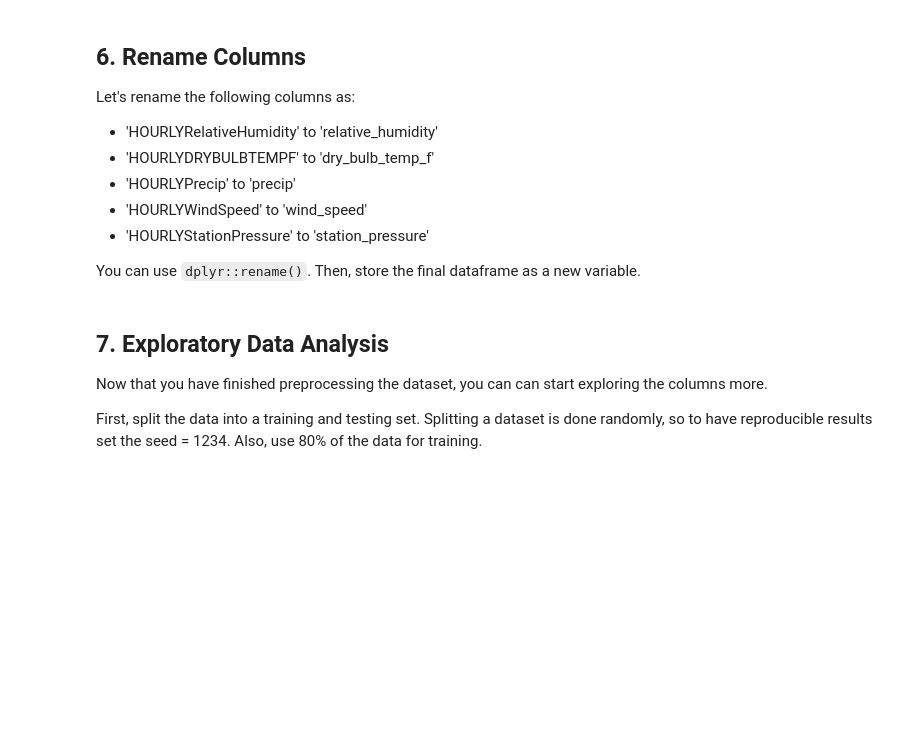
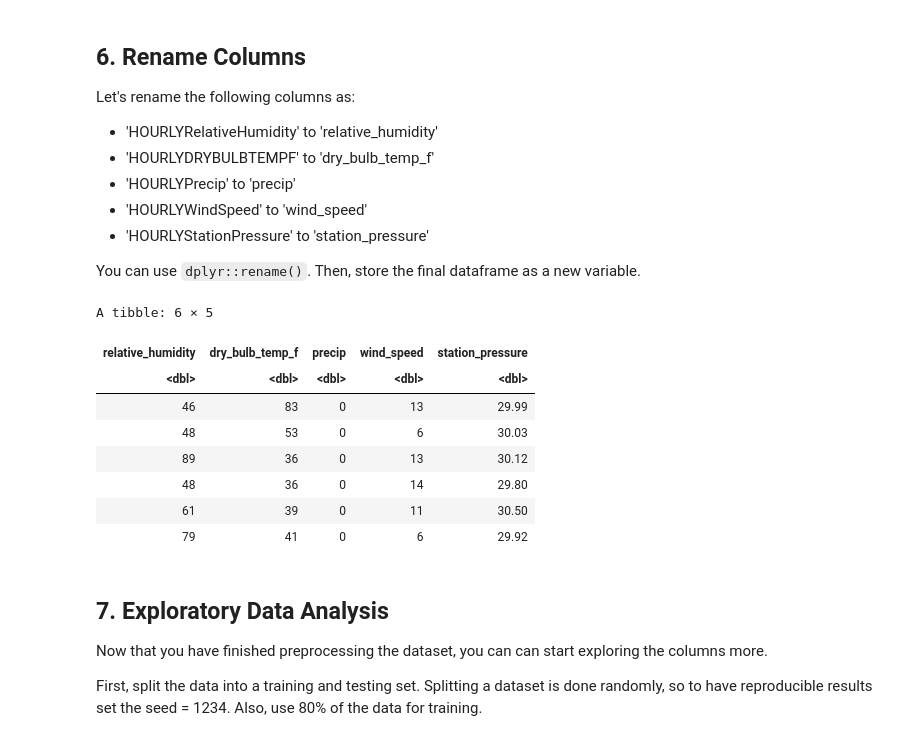
Before and after one commit to hublun/Bayesian_Aggregation_Average_Data, a Jupyter notebook: coursera/IBM-DS-with-R-2-Data-Analysis-with-R.ipynb, the cells around one changed output. Drawn from its saved outputs; the diff is of its cells as text; code cells hidden in the pictures; blank space fills up the shorter version.

```diff
--- a/coursera/IBM-DS-with-R-2-Data-Analysis-with-R.ipynb
+++ b/coursera/IBM-DS-with-R-2-Data-Analysis-with-R.ipynb
@@ -200,3 +228,9 @@ Now, for the column `HOURLYPrecip`:
 Remember that you can use `tidyverse`'s  `mutate()` to update columns.
 
 You can check your work by checking if unique values of `HOURLYPrecip` still contain any `T` or `s`. Store the modified dataframe as a new variable.
+# %%
+jfk_precip_df2 <- jfk_precip_df1 %>%
+mutate(HOURLYPrecip = str_remove(HOURLYPrecip, pattern = "s$")) %>%
+mutate(HOURLYPrecip = str_replace(HOURLYPrecip, pattern = "T", "0.0"))
+
+unique(jfk_precip_df2$HOURLYPrecip)
@@ -209,4 +262,7 @@ First, check the types of the columns. You will notice that all are `dbl` (doubl
 # %% [markdown]
 Convert `HOURLYPrecip` to the `numeric` type and store the cleaned dataframe as a new variable.
+# %%
+jfk_precip_df3 <- jfk_precip_df2 %>%
+                    mutate_if(is.character, as.numeric)
 # %% [markdown]
 We can now see that all fields have numerical data type.
@@ -221,6 +290,27 @@ Let's rename the following columns as:
 - 'HOURLYStationPressure' to 'station_pressure'
 
 You can use `dplyr::rename()`. Then, store the final dataframe as a new variable.
+# %%
+jfk_precip_df4 <- jfk_precip_df3 %>%
+    rename(
+        relative_humidity = HOURLYRelativeHumidity,
+        dry_bulb_temp_f = HOURLYDRYBULBTEMPF,
+        precip = HOURLYPrecip,
+        wind_speed = HOURLYWindSpeed,
+        station_pressure = HOURLYStationPressure
+    )
+
+head(jfk_precip_df4)
+# %% [output]
+A tibble: 6 × 5
+| relative_humidity | dry_bulb_temp_f | precip | wind_speed | station_pressure |
+| <dbl> | <dbl> | <dbl> | <dbl> | <dbl> |
+| 46 | 83 | 0 | 13 | 29.99 |
+| 48 | 53 | 0 | 6 | 30.03 |
+| 89 | 36 | 0 | 13 | 30.12 |
+| 48 | 36 | 0 | 14 | 29.80 |
+| 61 | 39 | 0 | 11 | 30.50 |
+| 79 | 41 | 0 | 6 | 29.92 |
 # %% [markdown]
 <a id="cell7"></a>
 ## 7. Exploratory Data Analysis
```
Also changed, not shown: parts of 9 cells of this notebook, 1 other file.
